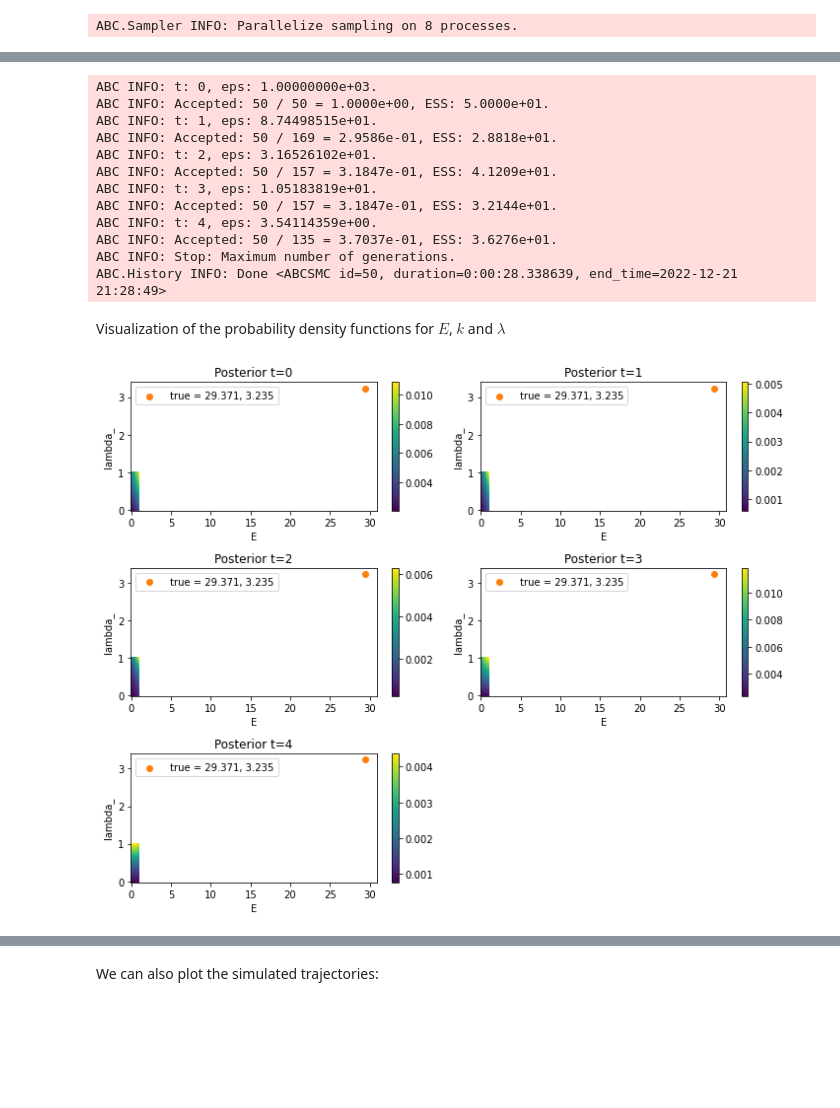
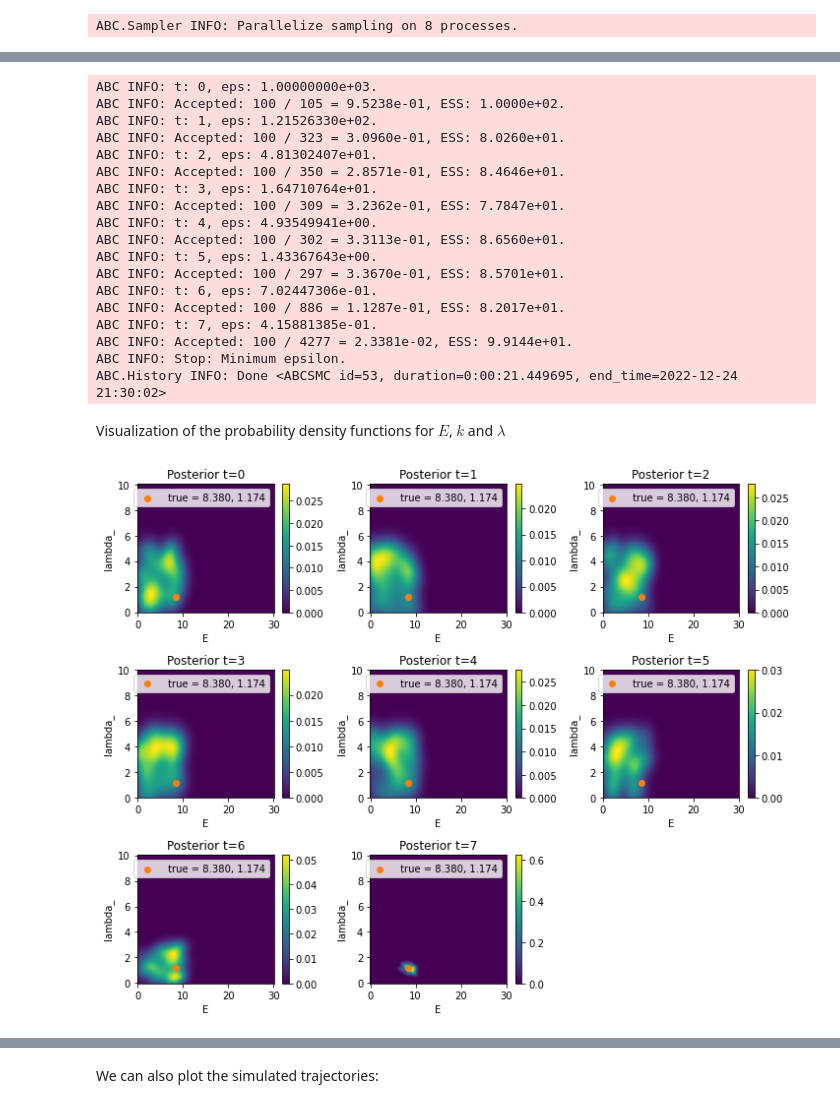
Before and after one commit to MarcoFelipeKing/ciarrai, a Jupyter notebook: code/ODE_fit.ipynb, the cells around one changed output, grey strips where cells are left out. Cells and saved outputs as stored; diff of their text form; code cells hidden in the pictures; blank space fills up the shorter version.

```diff
--- a/code/ODE_fit.ipynb
+++ b/code/ODE_fit.ipynb
@@ -79,22 +68,4 @@ Define the ODE model
 # %%
-def conc_function(t,E,V,k, lambda_):
-    res = k*np.exp(-lambda_*t) + (E/V)*(1-np.exp(-lambda_*t))/lambda_
-    return  res
-
-def deterministic_run(parameters):#precision,initial_contamination,r,C,d,g):
-    #mp type
-    t0 = measurement_times[0:15] # no emission between 0 and 5 minutes
-    t1 = measurement_times[15:44] # emission between 5 and 14 minutes
-    t2 = measurement_times[55:135]# no emission between 14 and 45 minutes
-    C0 = data['conc_2'][0:15].mean() # find the mean of the first 15 data points
-    C0 = np.repeat(C0,len(t0))
-    V = 36.247
-    C1 = conc_function(t1-np.min(t1),parameters['E'],V,parameters['k'],parameters['lambda_']).flatten() # this is the mp experiment
-    C2 = conc_function(t2,0,V,parameters["k"],parameters['lambda_']).flatten() # this is the mp experiment
-
-    C = np.concatenate((C0,C1,C2))
-    return{"Concentration":C}
-
 def model(param):
     """
     Model function for the piecewise solution.
@@ -119,7 +90,7 @@ def model(param):
     t = measurement_times
     # Initialize empty array for concentration values
     C = np.zeros_like(t)
-    V = 36.247
+    V = 44.34
     # Loop over time values
     for i, ti in enumerate(t):
         # If time is less than 5 minutes, set concentration to k
@@ -127,7 +98,7 @@ def model(param):
             C[i] = 0.003851195
         # If time is between 5 and 20 minutes, set concentration according to ODE solution
         elif 5/60 <= ti < 14/60:
-            C[i] =  (E/V)*(1-np.exp(-lambda_*(ti-5/60)))/lambda_ #k*np.exp(-lambda_*(ti-5/60)) +
+            C[i] =  (E/V)*(1-np.exp(-lambda_*(ti-5/60)))/lambda_ + k*np.exp(-lambda_*(ti-5/60))
         # If time is greater than 20 minutes, set concentration to 0
         else:
             C[i] = k*np.exp(-lambda_*(ti-14/60))
@@ -137,6 +108,6 @@ def model(param):
 
     return {"Concentration":C}
 
-model({"E":0.0001,"k":0.003851195,"lambda_":0.0001})['Concentration'].shape
+#model({"E":0.0001,"k":0.003851195,"lambda_":0.0001})['Concentration'].shape
 
-distance({"Concentration":measurement_data}, model({"E":10,"k":0.003851195,"lambda_":1.11}))
+#distance({"Concentration":measurement_data}, model({"E":10,"k":0.003851195,"lambda_":1.11}))
@@ -147,5 +116,5 @@ Define the true parameters
 # %%
-E_true, k_true, lambda_true = np.exp([3.38, 0.003, 1.174])
+E_true, k_true, lambda_true = np.array([8.38, 0.03, 1.174])
 #t1 = measurement_times[15:44]
 #t1-np.min(t1)
 #model({"E": E_true, "k": k_true, "lambda_":lambda_true})
@@ -183,7 +152,7 @@ abc = ABCSMC(
     models=model,
     parameter_priors=parameter_prior,
     distance_function=distance,
-    population_size=50,
+    population_size=100,
     transitions=LocalTransition(k_fraction=0.3),
     eps=MedianEpsilon(1000, median_multiplier=0.7),
 )
@@ -198,48 +167,54 @@ ABC.History INFO: Start <ABCSMC id=50, start_time=2022-12-21 21:28:21>
 # %%
-h = abc.run(minimum_epsilon=1, max_nr_populations=5)
+h = abc.run(minimum_epsilon=.5, max_nr_populations=10)
 # %% [output]
 ABC INFO: t: 0, eps: 1.00000000e+03.
-ABC INFO: Accepted: 50 / 50 = 1.0000e+00, ESS: 5.0000e+01.
-ABC INFO: t: 1, eps: 8.74498515e+01.
-ABC INFO: Accepted: 50 / 169 = 2.9586e-01, ESS: 2.8818e+01.
-ABC INFO: t: 2, eps: 3.16526102e+01.
-ABC INFO: Accepted: 50 / 157 = 3.1847e-01, ESS: 4.1209e+01.
-ABC INFO: t: 3, eps: 1.05183819e+01.
-ABC INFO: Accepted: 50 / 157 = 3.1847e-01, ESS: 3.2144e+01.
-ABC INFO: t: 4, eps: 3.54114359e+00.
-ABC INFO: Accepted: 50 / 135 = 3.7037e-01, ESS: 3.6276e+01.
-ABC INFO: Stop: Maximum number of generations.
-ABC.History INFO: Done <ABCSMC id=50, duration=0:00:28.338639, end_time=2022-12-21 21:28:49>
+ABC INFO: Accepted: 100 / 105 = 9.5238e-01, ESS: 1.0000e+02.
+ABC INFO: t: 1, eps: 1.21526330e+02.
+ABC INFO: Accepted: 100 / 323 = 3.0960e-01, ESS: 8.0260e+01.
+ABC INFO: t: 2, eps: 4.81302407e+01.
+ABC INFO: Accepted: 100 / 350 = 2.8571e-01, ESS: 8.4646e+01.
+ABC INFO: t: 3, eps: 1.64710764e+01.
+ABC INFO: Accepted: 100 / 309 = 3.2362e-01, ESS: 7.7847e+01.
+ABC INFO: t: 4, eps: 4.93549941e+00.
+ABC INFO: Accepted: 100 / 302 = 3.3113e-01, ESS: 8.6560e+01.
+ABC INFO: t: 5, eps: 1.43367643e+00.
+ABC INFO: Accepted: 100 / 297 = 3.3670e-01, ESS: 8.5701e+01.
+ABC INFO: t: 6, eps: 7.02447306e-01.
+ABC INFO: Accepted: 100 / 886 = 1.1287e-01, ESS: 8.2017e+01.
+ABC INFO: t: 7, eps: 4.15881385e-01.
+ABC INFO: Accepted: 100 / 4277 = 2.3381e-02, ESS: 9.9144e+01.
+ABC INFO: Stop: Minimum epsilon.
+ABC.History INFO: Done <ABCSMC id=53, duration=0:00:21.449695, end_time=2022-12-24 21:30:02>
 # %% [markdown]
 Visualization of the probability density functions for $E$, $k$ and $\lambda$
 # %%
 fig = plt.figure(figsize=(10, 8))
 for t in range(h.max_t + 1):
     ax = fig.add_subplot(3, int(np.ceil(h.max_t / 3)), t + 1)
 
     ax = plot_kde_2d(
         *h.get_distribution(m=0, t=t),
         "E",
         "lambda_",
         xmin=0,
-        xmax=1,
-        numx=20,
+        xmax=30,
+        numx=200,
         ymin=0,
-        ymax=1,
-        numy=20,
+        ymax=10,
+        numy=200,
         ax=ax,
     )
     ax.scatter(
         [E_true],
         [lambda_true],
         color="C1",
         label=r' true = {:.3f}, {:.3f}'.format(
             E_true, lambda_true
         ),
     )
     ax.set_title(f"Posterior t={t}")
 
     ax.legend()
 fig.tight_layout()
 # %% [output]
-[figure, old version]
+[figure, new version]
```
Also changed, not shown: parts of 24 cells of this notebook, 8 other files.
